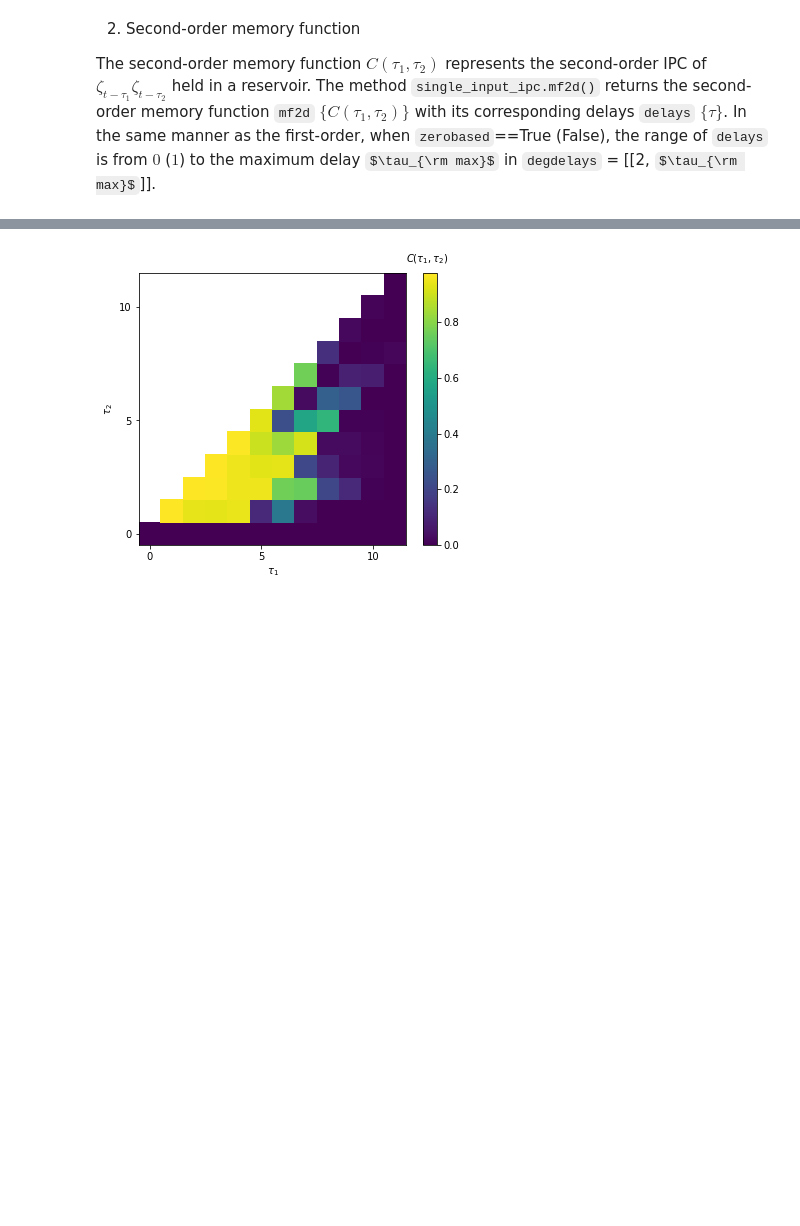
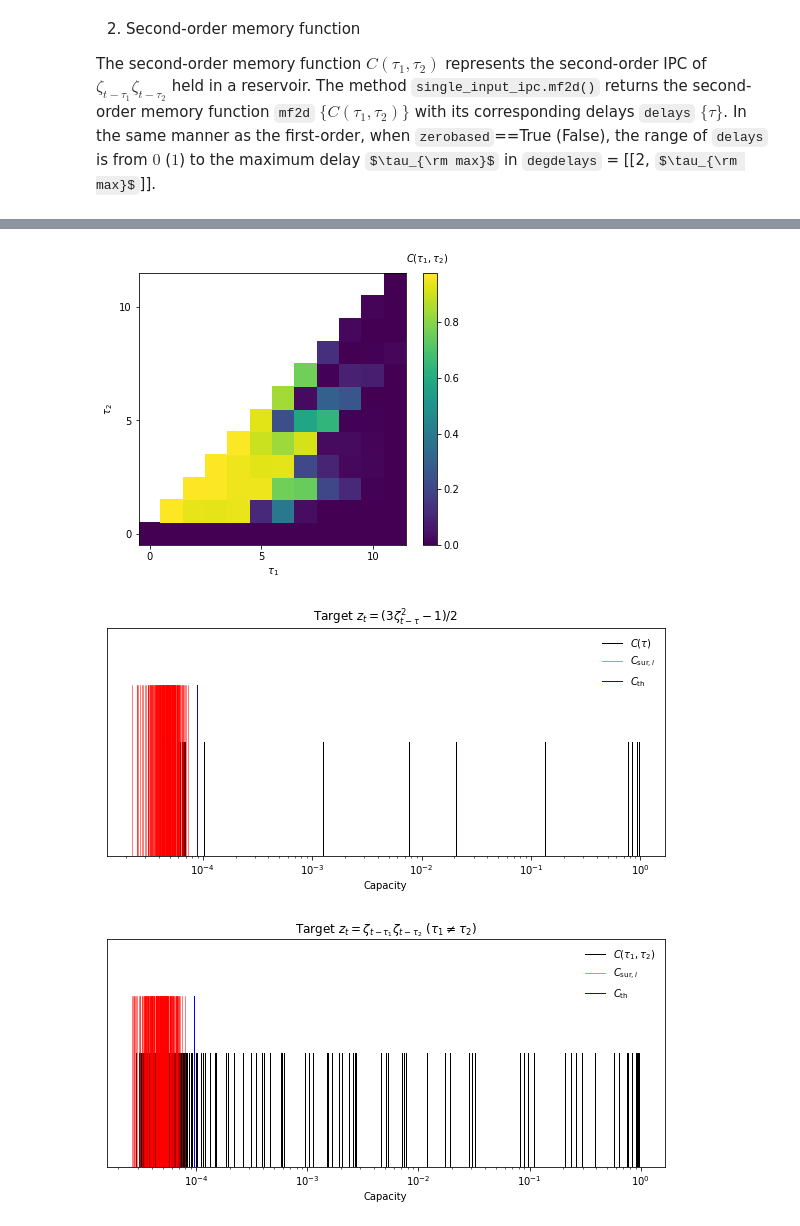
Before and after one commit to kubota0130/ipc, a Jupyter notebook: sample2_memory_function.ipynb, the cells around one changed output, grey strips where cells are left out. Drawn from its saved outputs; the diff is of its cells as text; code cells hidden in the pictures; some formulas as TeX source; blank space fills up the shorter version.

```diff
--- a/sample2_memory_function.ipynb
+++ b/sample2_memory_function.ipynb
@@ -111,6 +186,20 @@ In the same manner as the first-order, when `zerobased`==True (False), the range
 # %%
-delays,mf2d = ipc.mf2d(path,th_scale=1.2)
-print(delays.shape,mf2d.shape)
+th_scale = 1.2
+delays,mf2d,mf2d_original,surs = ipc.mf2d(path,th_scale=th_scale,return_original=True)
+
+# Diagonal case (i.e., \tau_1=\tau_2)
+ipcs_diag = np.diag(mf2d_original)
+# Non-diagonal case (i.e., \tau_1\neq\tau_2)
+ipcs_nondiag = mf2d_original[np.tri(mf2d_original.shape[0],k=-1).T>0]
+print('Diagonal capacities',ipcs_diag,ipcs_diag.shape)
+print('Non-diagonal capacities',ipcs_nondiag,ipcs_nondiag.shape)
+
+sur_degdelays = surs.index.values
+surs = surs.values
+print('Surrogates')
+for l,dd,s in zip(['Diagonal','Non-diagonal'],sur_degdelays,surs):
+    print(l,dd,s.shape)
+
 # Plot ipc decomposition
 fig,ax = plt.subplots(figsize=(6,5))
 c = ax.pcolor(delays,delays,mf2d)
@@ -125,4 +214,36 @@ ax.set_yticks([0.5,5.5,10.5])
 ax.set_yticklabels([0,5,10])
 ax.text(12,12.5,r'$C(\tau_1,\tau_2)$')
 plt.savefig('sample2_2d_memory_function.png',dpi=300,facecolor="w",edgecolor="w")
+
+# Plot the surrogates and threshold of diagonal capacities
+thr = th_scale*surs[0].max()
+plt.figure(figsize=[10,4.2])
+plt.plot(ipcs_diag[0]*np.ones(2),[0,1],'k-',lw=1,label=r'$C(\tau)$')
+[ plt.plot(c*np.ones(2),[0,1],'k-',lw=1) for c in ipcs_diag[1:]]
+plt.plot(surs[0][0]*np.ones(2),[0,1.5],'r-',lw=0.5,label=r'$C_{{\rm sur},i}$')
+[ plt.plot(c*np.ones(2),[0,1.5],'r-',lw=0.5) for c in surs[0][1:]]
+plt.plot(thr*np.ones(2),[0,1.5],'b-',lw=1,label=r'$C_{\rm th}$')
+plt.xlabel('Capacity')
+plt.xscale('log')
+plt.ylim(0,2)
+plt.yticks([])
+plt.legend(loc='upper right',frameon=False)
+plt.title(r'Target $z_t=(3\zeta_{t-\tau}^2-1)/2$')
+plt.show()
+
+# Plot the surrogates and threshold of non-diagonal capacities
+thr = th_scale*surs[1].max()
+plt.figure(figsize=[10,4.2])
+plt.plot(ipcs_nondiag[0]*np.ones(2),[0,1],'k-',lw=1,label=r'$C(\tau_1,\tau_2)$')
+[ plt.plot(c*np.ones(2),[0,1],'k-',lw=1) for c in ipcs_nondiag[1:]]
+plt.plot(surs[1][0]*np.ones(2),[0,1.5],'r-',lw=0.5,label=r'$C_{{\rm sur},i}$')
+[ plt.plot(c*np.ones(2),[0,1.5],'r-',lw=0.5) for c in surs[1][1:]]
+plt.plot(thr*np.ones(2),[0,1.5],'b-',lw=1,label=r'$C_{\rm th}$')
+plt.xlabel('Capacity')
+plt.xscale('log')
+plt.ylim(0,2)
+plt.yticks([])
+plt.legend(loc='upper right',frameon=False)
+plt.title(r'Target $z_t=\zeta_{t-\tau_1}\zeta_{t-\tau_2}~(\tau_1\neq\tau_2)$')
+plt.show()
 # %% [output]
@@ -130 +267,3 @@ plt.savefig('sample2_2d_memory_function.png',dpi=300,facecolor="w",edgecolor="w"
 [figure]
+[figure, added]
+[figure, added]
```
Also changed, not shown: parts of 10 cells of this notebook, 5 other files.
